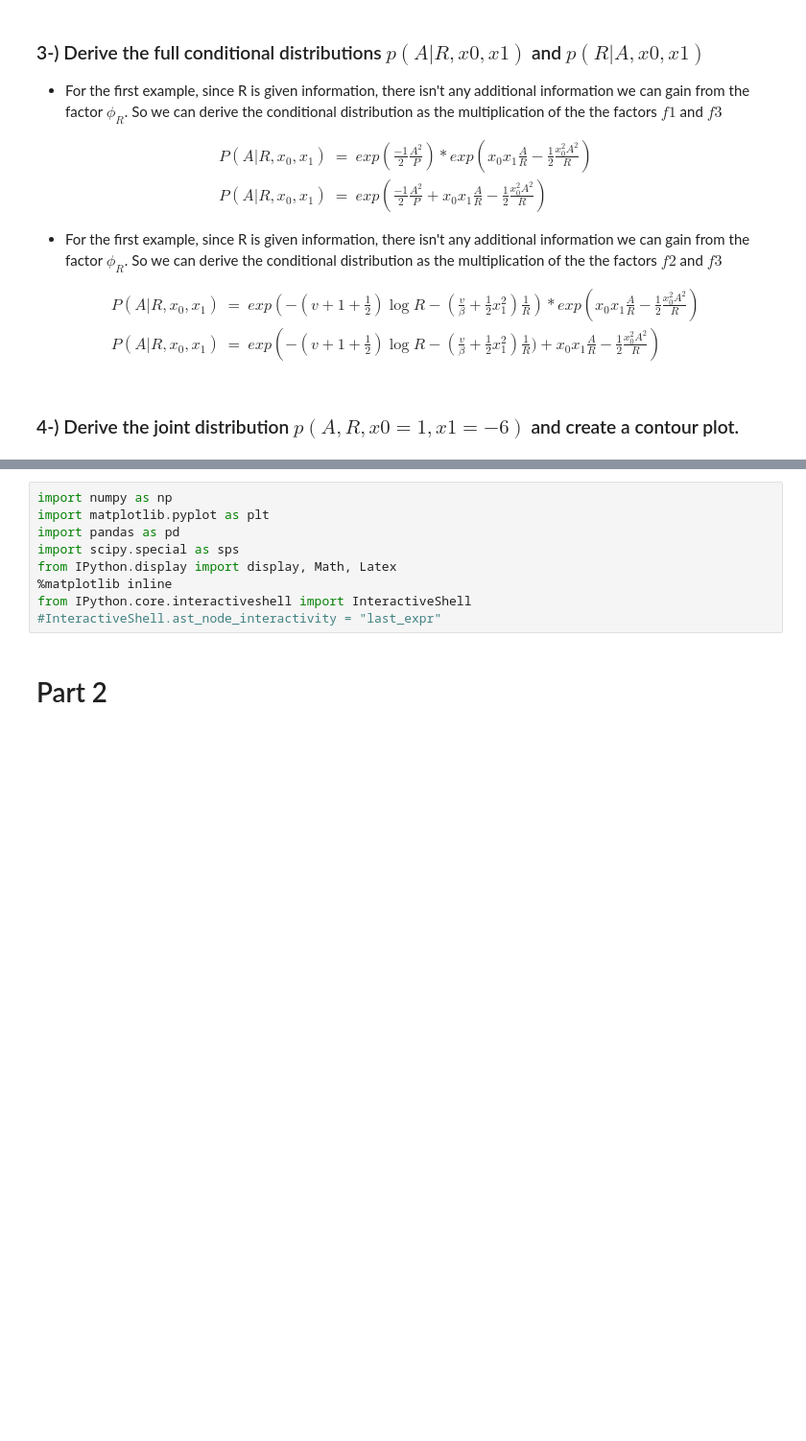
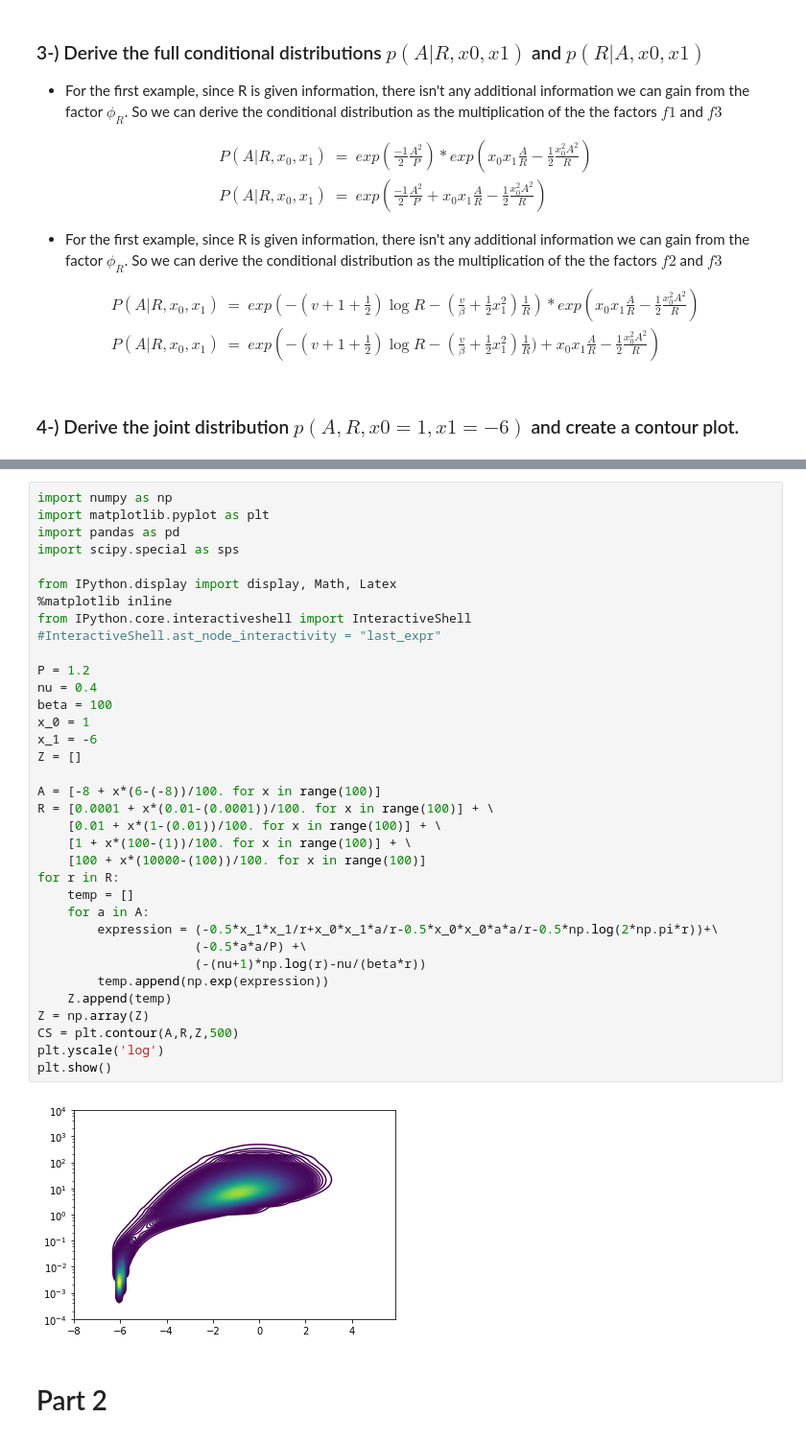
Before and after one commit to CMPE547-Spring-2017-Bogazici/hw5, a Jupyter notebook: Project 5.ipynb, the cells around one changed output, grey strips where cells are left out. Shown at 96% size. Drawn from its saved outputs; the diff is of its cells as text; blank space fills up the shorter version.

Commit message:
contour complete - mark 4

```diff
--- a/Project 5.ipynb
+++ b/Project 5.ipynb
@@ -112,12 +114,40 @@ p(A, R, x_1=-6 , x_0=0)& \propto &p(x_1 | x_0, A, R) p(A) p(R)\\[10pt]
-# %%
-import numpy as np
-import matplotlib.pyplot as plt
-import pandas as pd
-import scipy.special as sps
-from IPython.display import display, Math, Latex
-%matplotlib inline
-from IPython.core.interactiveshell import InteractiveShell
-#InteractiveShell.ast_node_interactivity = "last_expr"
+# %%
+import numpy as np
+import matplotlib.pyplot as plt
+import pandas as pd
+import scipy.special as sps
+
+from IPython.display import display, Math, Latex
+%matplotlib inline
+from IPython.core.interactiveshell import InteractiveShell
+#InteractiveShell.ast_node_interactivity = "last_expr"
+
+P = 1.2
+nu = 0.4
+beta = 100
+x_0 = 1
+x_1 = -6
+Z = []
+
+A = [-8 + x*(6-(-8))/100. for x in range(100)]
+R = [0.0001 + x*(0.01-(0.0001))/100. for x in range(100)] + \
+    [0.01 + x*(1-(0.01))/100. for x in range(100)] + \
+    [1 + x*(100-(1))/100. for x in range(100)] + \
+    [100 + x*(10000-(100))/100. for x in range(100)]
+for r in R:
+    temp = []
+    for a in A:
+        expression = (-0.5*x_1*x_1/r+x_0*x_1*a/r-0.5*x_0*x_0*a*a/r-0.5*np.log(2*np.pi*r))+\
+                     (-0.5*a*a/P) +\
+                     (-(nu+1)*np.log(r)-nu/(beta*r))
+        temp.append(np.exp(expression))
+    Z.append(temp)
+Z = np.array(Z)
+CS = plt.contour(A,R,Z,500)
+plt.yscale('log')
+plt.show()
+# %% [output]
+[figure, added]
 # %% [markdown]
 # Part 2
 # %% [markdown]
```
Also changed, not shown: parts of 4 cells of this notebook.
